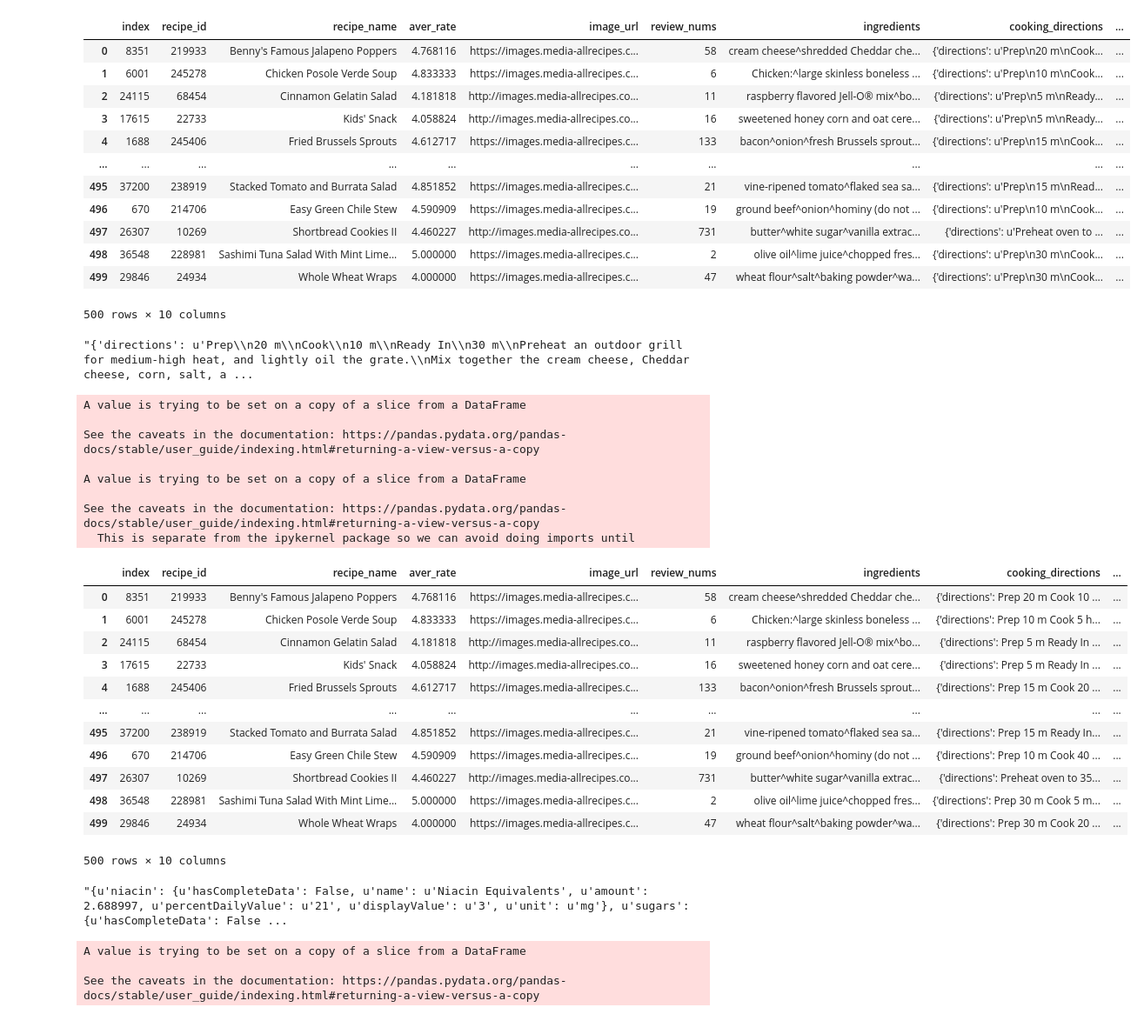
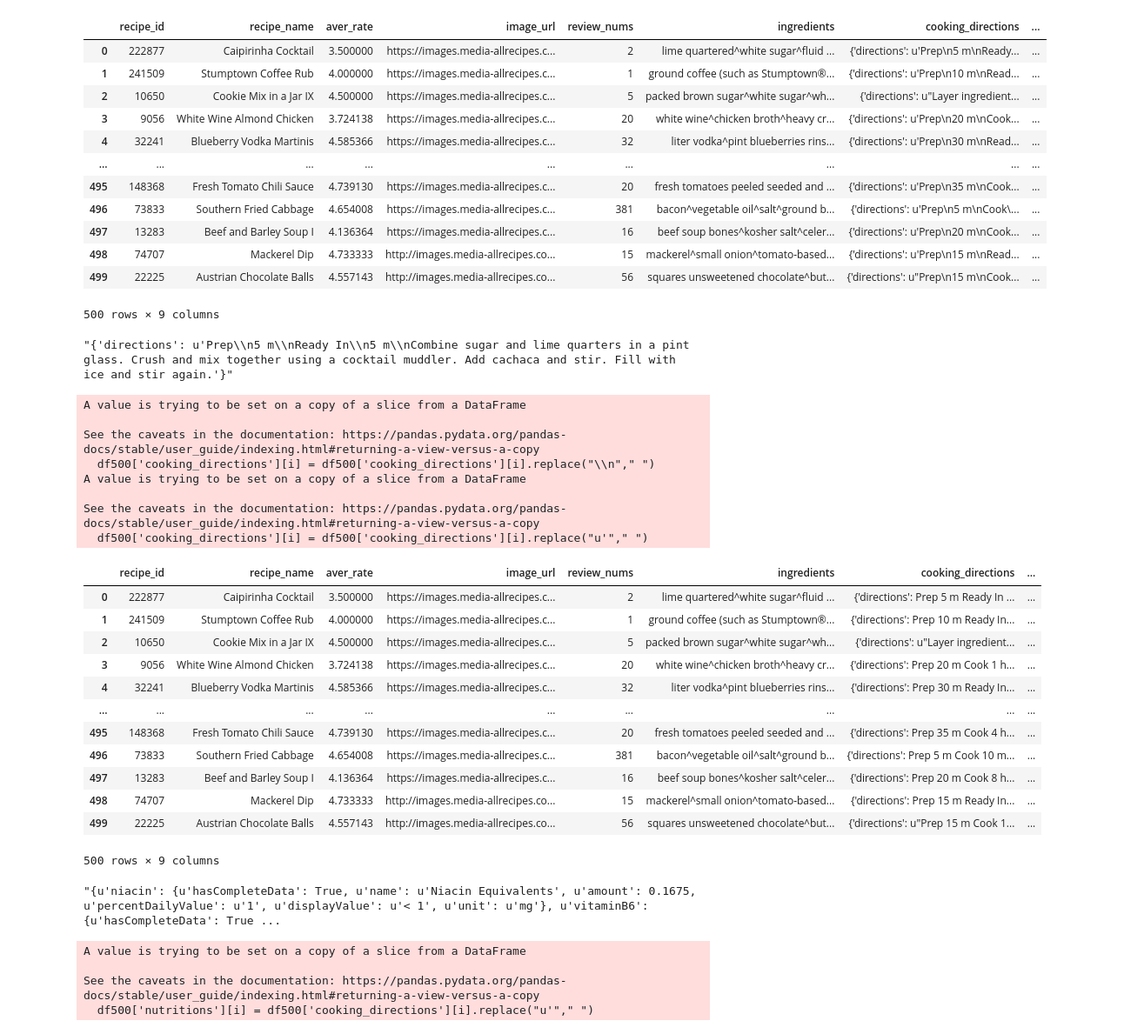
Before and after one commit to IRS-PM-2021-01-16-IS03PT-GRP-What2Eat/What2Eat, a Jupyter notebook: datasets/Dataset-Cleaning.ipynb, the cells around one changed output. Shown at 87% size. Cells and saved outputs as stored; diff of their text form; code cells hidden in the pictures.

```diff
--- a/datasets/Dataset-Cleaning.ipynb
+++ b/datasets/Dataset-Cleaning.ipynb
@@ -2,33 +2,33 @@
 import pandas as pd
 import numpy as np
 # %%
-df = pd.read_csv("../Dataset/archive/raw-data_recipe.csv")
+df = pd.read_csv(r"C:\Users\Shaun\Downloads\NUS Master of Intelligent Systems\Practice Module\Dataset\raw-data_recipe.csv")
 # %%
 df500 = df.sample(n=500)
 # %%
 #reset the index for easy reference
-df500 = df500.reset_index()
+df500 = df500.reset_index(drop=True)
 df500
 # %% [output]
-|  | index | recipe_id | recipe_name | aver_rate | image_url | review_nums | ingredients | cooking_directions | ... |
-| 0 | 8351 | 219933 | Benny's Famous Jalapeno Poppers | 4.768116 | https://images.media-allrecipes.c... | 58 | cream cheese^shredded Cheddar che... | {'directions': u'Prep\n20 m\nCook... | ... |
-| 1 | 6001 | 245278 | Chicken Posole Verde Soup | 4.833333 | https://images.media-allrecipes.c... | 6 | Chicken:^large skinless boneless ... | {'directions': u'Prep\n10 m\nCook... | ... |
-| 2 | 24115 | 68454 | Cinnamon Gelatin Salad | 4.181818 | http://images.media-allrecipes.co... | 11 | raspberry flavored Jell-O® mix^bo... | {'directions': u'Prep\n5 m\nReady... | ... |
-| 3 | 17615 | 22733 | Kids' Snack | 4.058824 | http://images.media-allrecipes.co... | 16 | sweetened honey corn and oat cere... | {'directions': u'Prep\n5 m\nReady... | ... |
-| 4 | 1688 | 245406 | Fried Brussels Sprouts | 4.612717 | https://images.media-allrecipes.c... | 133 | bacon^onion^fresh Brussels sprout... | {'directions': u'Prep\n15 m\nCook... | ... |
-| ... | ... | ... | ... | ... | ... | ... | ... | ... | ... |
-| 495 | 37200 | 238919 | Stacked Tomato and Burrata Salad | 4.851852 | https://images.media-allrecipes.c... | 21 | vine-ripened tomato^flaked sea sa... | {'directions': u'Prep\n15 m\nRead... | ... |
-| 496 | 670 | 214706 | Easy Green Chile Stew | 4.590909 | https://images.media-allrecipes.c... | 19 | ground beef^onion^hominy (do not ... | {'directions': u'Prep\n10 m\nCook... | ... |
-| 497 | 26307 | 10269 | Shortbread Cookies II | 4.460227 | http://images.media-allrecipes.co... | 731 | butter^white sugar^vanilla extrac... | {'directions': u'Preheat oven to ... | ... |
-| 498 | 36548 | 228981 | Sashimi Tuna Salad With Mint Lime... | 5.000000 | https://images.media-allrecipes.c... | 2 | olive oil^lime juice^chopped fres... | {'directions': u'Prep\n30 m\nCook... | ... |
-| 499 | 29846 | 24934 | Whole Wheat Wraps | 4.000000 | https://images.media-allrecipes.c... | 47 | wheat flour^salt^baking powder^wa... | {'directions': u'Prep\n30 m\nCook... | ... |
+|  | recipe_id | recipe_name | aver_rate | image_url | review_nums | ingredients | cooking_directions | ... |
+| 0 | 222877 | Caipirinha Cocktail | 3.500000 | https://images.media-allrecipes.c... | 2 | lime quartered^white sugar^fluid ... | {'directions': u'Prep\n5 m\nReady... | ... |
+| 1 | 241509 | Stumptown Coffee Rub | 4.000000 | https://images.media-allrecipes.c... | 1 | ground coffee (such as Stumptown®... | {'directions': u'Prep\n10 m\nRead... | ... |
+| 2 | 10650 | Cookie Mix in a Jar IX | 4.500000 | https://images.media-allrecipes.c... | 5 | packed brown sugar^white sugar^wh... | {'directions': u"Layer ingredient... | ... |
+| 3 | 9056 | White Wine Almond Chicken | 3.724138 | https://images.media-allrecipes.c... | 20 | white wine^chicken broth^heavy cr... | {'directions': u'Prep\n20 m\nCook... | ... |
+| 4 | 32241 | Blueberry Vodka Martinis | 4.585366 | https://images.media-allrecipes.c... | 32 | liter vodka^pint blueberries rins... | {'directions': u'Prep\n30 m\nRead... | ... |
+| ... | ... | ... | ... | ... | ... | ... | ... | ... |
+| 495 | 148368 | Fresh Tomato Chili Sauce | 4.739130 | https://images.media-allrecipes.c... | 20 | fresh tomatoes peeled seeded and ... | {'directions': u'Prep\n35 m\nCook... | ... |
+| 496 | 73833 | Southern Fried Cabbage | 4.654008 | https://images.media-allrecipes.c... | 381 | bacon^vegetable oil^salt^ground b... | {'directions': u'Prep\n5 m\nCook\... | ... |
+| 497 | 13283 | Beef and Barley Soup I | 4.136364 | https://images.media-allrecipes.c... | 16 | beef soup bones^kosher salt^celer... | {'directions': u'Prep\n20 m\nCook... | ... |
+| 498 | 74707 | Mackerel Dip | 4.733333 | http://images.media-allrecipes.co... | 15 | mackerel^small onion^tomato-based... | {'directions': u'Prep\n15 m\nRead... | ... |
+| 499 | 22225 | Austrian Chocolate Balls | 4.557143 | http://images.media-allrecipes.co... | 56 | squares unsweetened chocolate^but... | {'directions': u"Prep\n15 m\nCook... | ... |
-500 rows × 10 columns
+500 rows × 9 columns
 # %%
 #look into cleaning cooking_directions
 
 df500['cooking_directions'][0]
 # %% [output]
-"{'directions': u'Prep\\n20 m\\nCook\\n10 m\\nReady In\\n30 m\\nPreheat an outdoor grill for medium-high heat, and lightly oil the grate.\\nMix together the cream cheese, Cheddar cheese, corn, salt, a ...
+"{'directions': u'Prep\\n5 m\\nReady In\\n5 m\\nCombine sugar and lime quarters in a pint glass. Crush and mix together using a cocktail muddler. Add cachaca and stir. Fill with ice and stir again.'}"
 # %%
 for i in range(len(df500['cooking_directions'])):
     df500['cooking_directions'][i] = df500['cooking_directions'][i].replace("\\n"," ")
@@ -37,33 +37,33 @@ for i in range(len(df500['cooking_directions'])):
 A value is trying to be set on a copy of a slice from a DataFrame
 
 See the caveats in the documentation: https://pandas.pydata.org/pandas-docs/stable/user_guide/indexing.html#returning-a-view-versus-a-copy
-
+  df500['cooking_directions'][i] = df500['cooking_directions'][i].replace("\\n"," ")
 A value is trying to be set on a copy of a slice from a DataFrame
 
 See the caveats in the documentation: https://pandas.pydata.org/pandas-docs/stable/user_guide/indexing.html#returning-a-view-versus-a-copy
-  This is separate from the ipykernel package so we can avoid doing imports until
+  df500['cooking_directions'][i] = df500['cooking_directions'][i].replace("u'"," ")
 # %%
 df500
 # %% [output]
-|  | index | recipe_id | recipe_name | aver_rate | image_url | review_nums | ingredients | cooking_directions | ... |
-| 0 | 8351 | 219933 | Benny's Famous Jalapeno Poppers | 4.768116 | https://images.media-allrecipes.c... | 58 | cream cheese^shredded Cheddar che... | {'directions': Prep 20 m Cook 10 ... | ... |
-| 1 | 6001 | 245278 | Chicken Posole Verde Soup | 4.833333 | https://images.media-allrecipes.c... | 6 | Chicken:^large skinless boneless ... | {'directions': Prep 10 m Cook 5 h... | ... |
-| 2 | 24115 | 68454 | Cinnamon Gelatin Salad | 4.181818 | http://images.media-allrecipes.co... | 11 | raspberry flavored Jell-O® mix^bo... | {'directions': Prep 5 m Ready In ... | ... |
-| 3 | 17615 | 22733 | Kids' Snack | 4.058824 | http://images.media-allrecipes.co... | 16 | sweetened honey corn and oat cere... | {'directions': Prep 5 m Ready In ... | ... |
-| 4 | 1688 | 245406 | Fried Brussels Sprouts | 4.612717 | https://images.media-allrecipes.c... | 133 | bacon^onion^fresh Brussels sprout... | {'directions': Prep 15 m Cook 20 ... | ... |
-| ... | ... | ... | ... | ... | ... | ... | ... | ... | ... |
-| 495 | 37200 | 238919 | Stacked Tomato and Burrata Salad | 4.851852 | https://images.media-allrecipes.c... | 21 | vine-ripened tomato^flaked sea sa... | {'directions': Prep 15 m Ready In... | ... |
-| 496 | 670 | 214706 | Easy Green Chile Stew | 4.590909 | https://images.media-allrecipes.c... | 19 | ground beef^onion^hominy (do not ... | {'directions': Prep 10 m Cook 40 ... | ... |
-| 497 | 26307 | 10269 | Shortbread Cookies II | 4.460227 | http://images.media-allrecipes.co... | 731 | butter^white sugar^vanilla extrac... | {'directions': Preheat oven to 35... | ... |
-| 498 | 36548 | 228981 | Sashimi Tuna Salad With Mint Lime... | 5.000000 | https://images.media-allrecipes.c... | 2 | olive oil^lime juice^chopped fres... | {'directions': Prep 30 m Cook 5 m... | ... |
-| 499 | 29846 | 24934 | Whole Wheat Wraps | 4.000000 | https://images.media-allrecipes.c... | 47 | wheat flour^salt^baking powder^wa... | {'directions': Prep 30 m Cook 20 ... | ... |
+|  | recipe_id | recipe_name | aver_rate | image_url | review_nums | ingredients | cooking_directions | ... |
+| 0 | 222877 | Caipirinha Cocktail | 3.500000 | https://images.media-allrecipes.c... | 2 | lime quartered^white sugar^fluid ... | {'directions': Prep 5 m Ready In ... | ... |
+| 1 | 241509 | Stumptown Coffee Rub | 4.000000 | https://images.media-allrecipes.c... | 1 | ground coffee (such as Stumptown®... | {'directions': Prep 10 m Ready In... | ... |
+| 2 | 10650 | Cookie Mix in a Jar IX | 4.500000 | https://images.media-allrecipes.c... | 5 | packed brown sugar^white sugar^wh... | {'directions': u"Layer ingredient... | ... |
+| 3 | 9056 | White Wine Almond Chicken | 3.724138 | https://images.media-allrecipes.c... | 20 | white wine^chicken broth^heavy cr... | {'directions': Prep 20 m Cook 1 h... | ... |
+| 4 | 32241 | Blueberry Vodka Martinis | 4.585366 | https://images.media-allrecipes.c... | 32 | liter vodka^pint blueberries rins... | {'directions': Prep 30 m Ready In... | ... |
+| ... | ... | ... | ... | ... | ... | ... | ... | ... |
+| 495 | 148368 | Fresh Tomato Chili Sauce | 4.739130 | https://images.media-allrecipes.c... | 20 | fresh tomatoes peeled seeded and ... | {'directions': Prep 35 m Cook 4 h... | ... |
+| 496 | 73833 | Southern Fried Cabbage | 4.654008 | https://images.media-allrecipes.c... | 381 | bacon^vegetable oil^salt^ground b... | {'directions': Prep 5 m Cook 10 m... | ... |
+| 497 | 13283 | Beef and Barley Soup I | 4.136364 | https://images.media-allrecipes.c... | 16 | beef soup bones^kosher salt^celer... | {'directions': Prep 20 m Cook 8 h... | ... |
+| 498 | 74707 | Mackerel Dip | 4.733333 | http://images.media-allrecipes.co... | 15 | mackerel^small onion^tomato-based... | {'directions': Prep 15 m Ready In... | ... |
+| 499 | 22225 | Austrian Chocolate Balls | 4.557143 | http://images.media-allrecipes.co... | 56 | squares unsweetened chocolate^but... | {'directions': u"Prep 15 m Cook 1... | ... |
-500 rows × 10 columns
+500 rows × 9 columns
 # %%
 #look into cleaning nutritions column
 
 df500['nutritions'][0]
 # %% [output]
-"{u'niacin': {u'hasCompleteData': False, u'name': u'Niacin Equivalents', u'amount': 2.688997, u'percentDailyValue': u'21', u'displayValue': u'3', u'unit': u'mg'}, u'sugars': {u'hasCompleteData': False ...
+"{u'niacin': {u'hasCompleteData': True, u'name': u'Niacin Equivalents', u'amount': 0.1675, u'percentDailyValue': u'1', u'displayValue': u'< 1', u'unit': u'mg'}, u'vitaminB6': {u'hasCompleteData': True ...
 # %%
 for i in range(len(df500['nutritions'])):
     df500['nutritions'][i] = df500['cooking_directions'][i].replace("u'"," ")
@@ -71,6 +71,7 @@ for i in range(len(df500['nutritions'])):
 A value is trying to be set on a copy of a slice from a DataFrame
 
 See the caveats in the documentation: https://pandas.pydata.org/pandas-docs/stable/user_guide/indexing.html#returning-a-view-versus-a-copy
+  df500['nutritions'][i] = df500['cooking_directions'][i].replace("u'"," ")
 # %%
 df500['nutritions']
 # %% [output]
```
Also changed, not shown: parts of 3 cells of this notebook, 2 other files.
